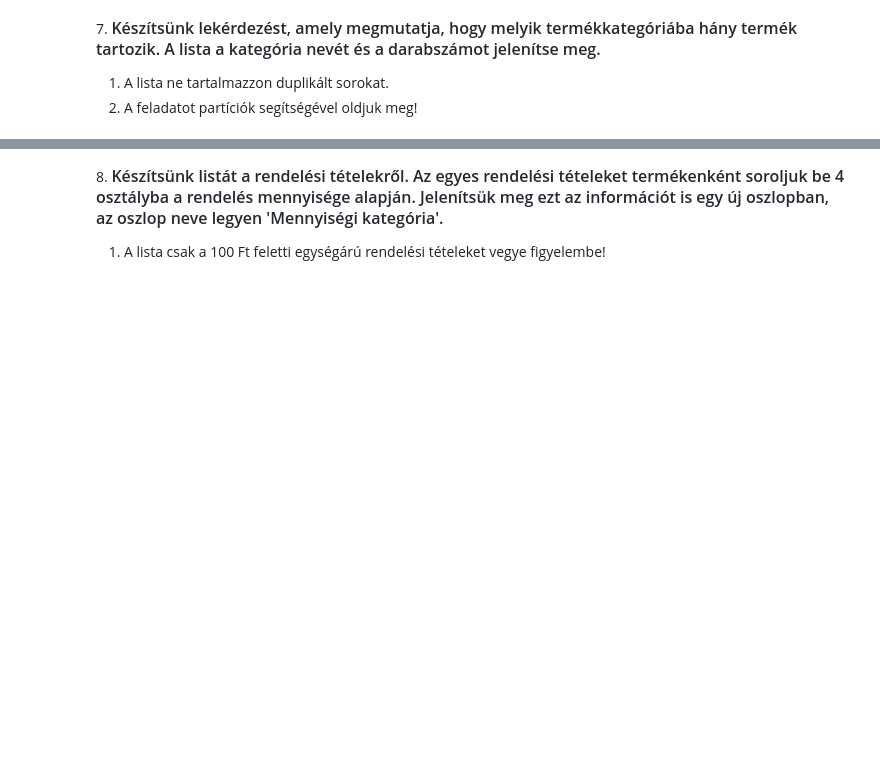
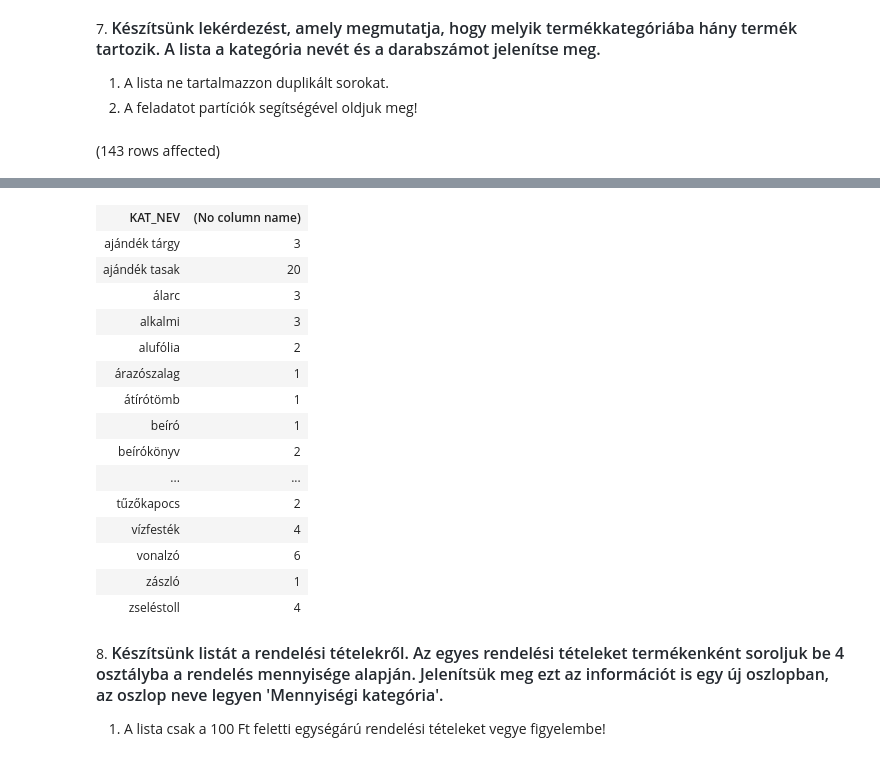
Before and after one commit to Tomi489/Adatbazisok, a Jupyter notebook: gyakorlat05_feladatok.ipynb, the cells around one changed output, grey strips where cells are left out. Cells and saved outputs as stored; diff of their text form; code cells hidden in the pictures; blank space fills up the shorter version.

```diff
--- a/gyakorlat05_feladatok.ipynb
+++ b/gyakorlat05_feladatok.ipynb
@@ -74,3 +74,8 @@ Total execution time: 00:00:00.885
 
 1. A lista ne tartalmazzon duplikált sorokat.
 2. A feladatot partíciók segítségével oldjuk meg!
+# %%
+Select Distinct k.KAT_NEV, Count(MEGNEVEZES) OVER(PARTITION BY k.KAT_NEV)
+From Termek t JOIN Termekkategoria k ON t.KAT_ID= k.KAT_ID
+# %% [output]
+(143 rows affected)
@@ -77,3 +83,19 @@ Total execution time: 00:00:00.885
+| KAT_NEV | (No column name) |
+| ajándék tárgy | 3 |
+| ajándék tasak | 20 |
+| álarc | 3 |
+| alkalmi | 3 |
+| alufólia | 2 |
+| árazószalag | 1 |
+| átírótömb | 1 |
+| beíró | 1 |
+| beírókönyv | 2 |
+| ... | ... |
+| tűzőkapocs | 2 |
+| vízfesték | 4 |
+| vonalzó | 6 |
+| zászló | 1 |
+| zseléstoll | 4 |
 # %% [markdown]
 8. <span style="font-weight: 600; color: rgb(36, 41, 47); font-family: -apple-system, BlinkMacSystemFont, &quot;Segoe UI&quot;, Helvetica, Arial, sans-serif, &quot;Apple Color Emoji&quot;, &quot;Segoe UI Emoji&quot;; font-size: 16px;">Készítsünk listát a rendelési tételekről. Az egyes rendelési tételeket termékenként soroljuk be 4 osztályba a rendelés mennyisége alapján. Jelenítsük meg ezt az információt is egy új oszlopban, az oszlop neve legyen 'Mennyiségi kategória'.</span>
 
```
Also changed, not shown: parts of 1 cell of this notebook.
